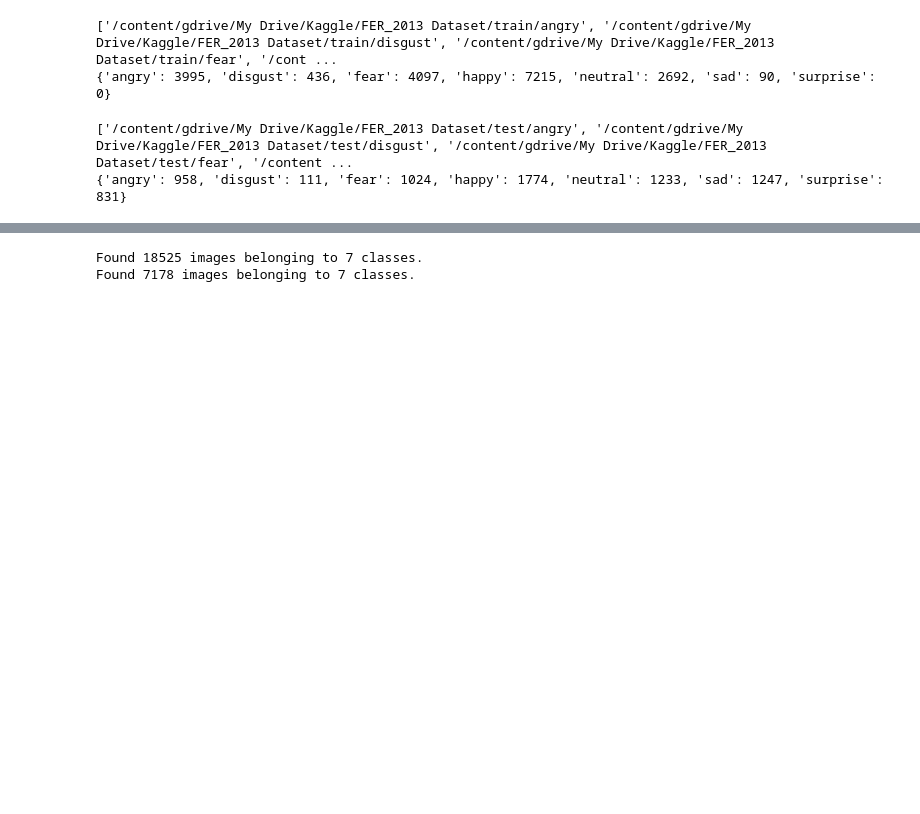
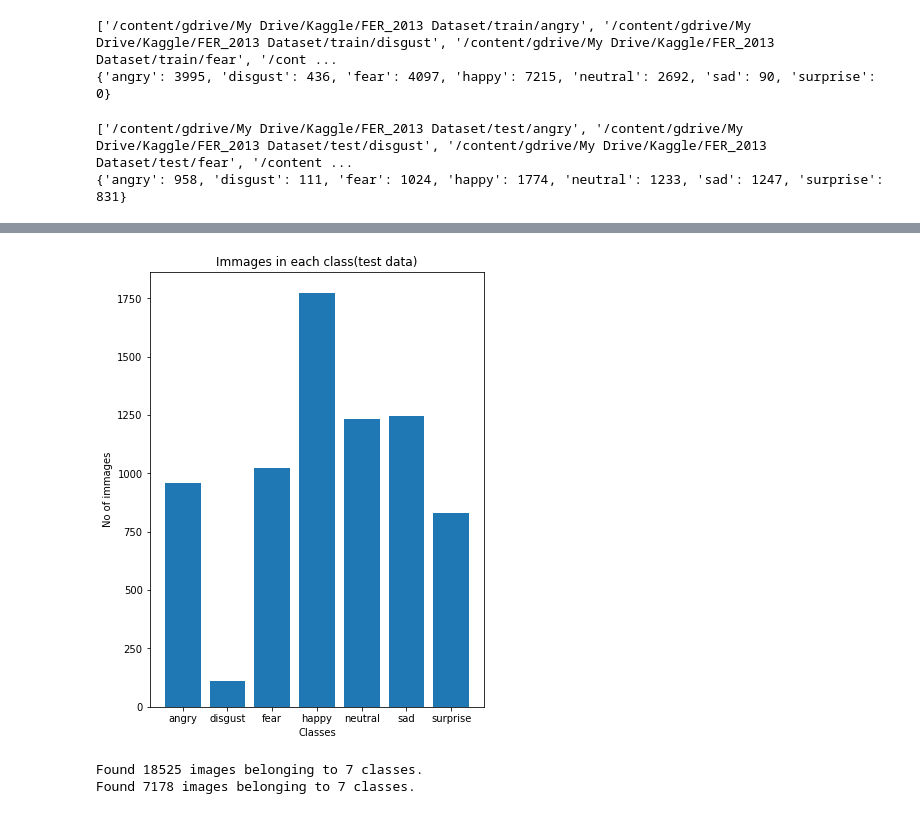
Before and after one commit to FaizanHameed1/Facial-Expression-Recognition, a Jupyter notebook: Untitled3.ipynb, the cells around one changed output, grey strips where cells are left out. Cells and saved outputs as stored; diff of their text form; code cells hidden in the pictures; blank space fills up the shorter version.

```diff
--- a/Untitled3.ipynb
+++ b/Untitled3.ipynb
@@ -128,0 +234,10 @@ test folder directions: ['/content/gdrive/My Drive/Kaggle/FER_2013 Dataset/train
+# %%
+#Immages in every class(test data)
+plt.figure(figsize=(6,8))
+plt.bar(test_classes.keys(),test_classes.values())
+plt.xlabel("Classes")
+plt.ylabel('No of immages')
+plt.title("Immages in each class(test data)")
+plt.show()
+# %% [output]
+[figure, added]
```
Also changed, not shown: parts of 22 cells of this notebook.
